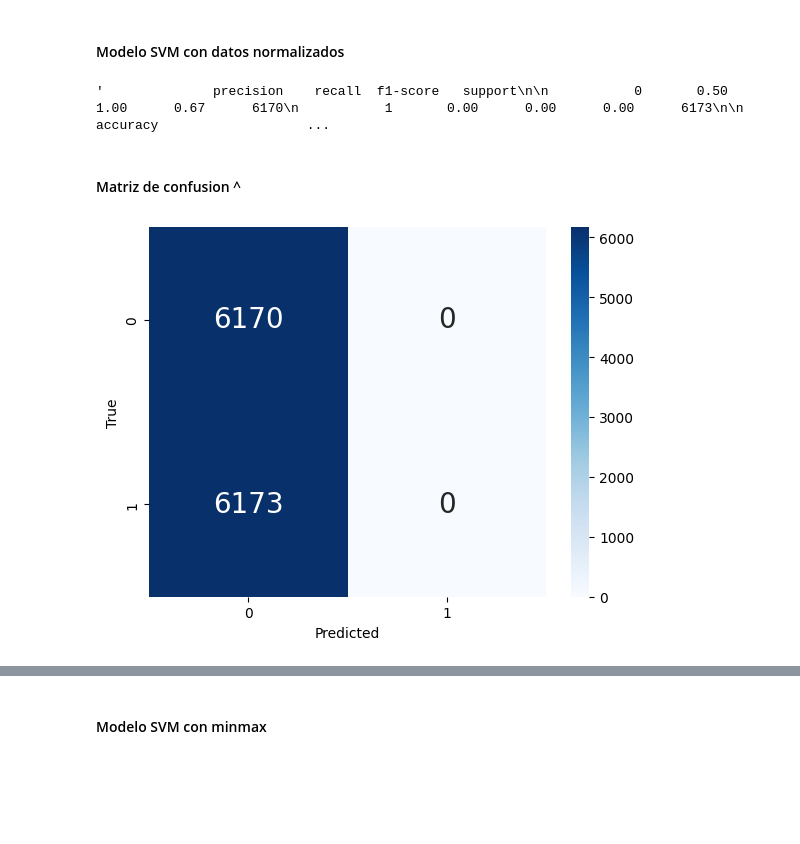
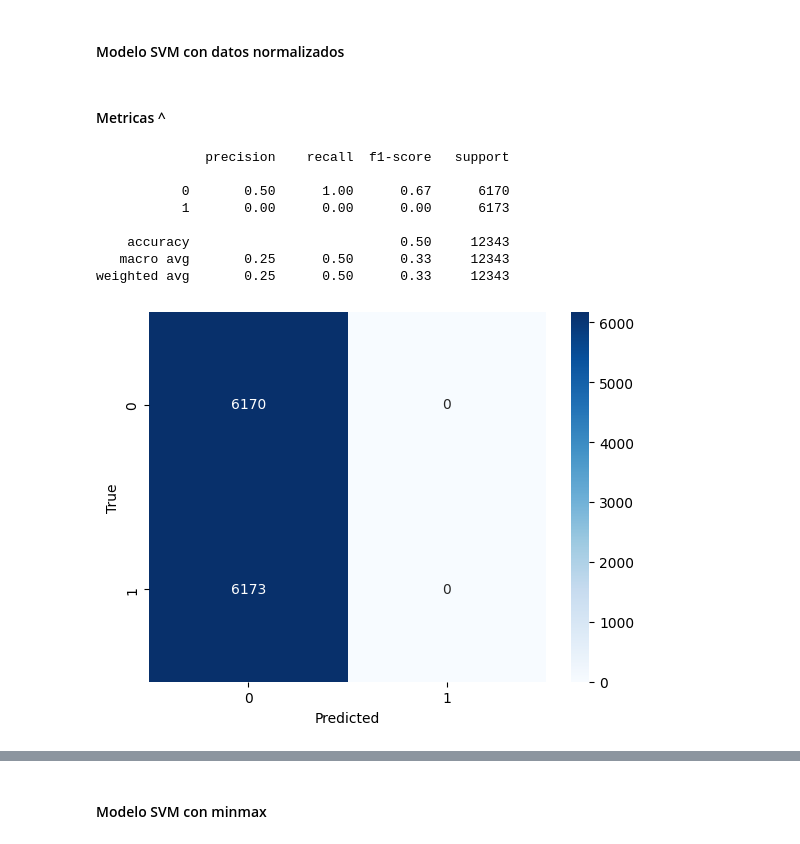
Before and after one commit to m-cabrerar/7506R-1C2023-GRUPO01, a Jupyter notebook: checkpoint 3/7506R_TP1_GRUPO01_CHP3_ENTREGA.ipynb, the cells around one changed output, grey strips where cells are left out. Saved outputs shown, nothing was run; the diff lists cells and outputs as text; code cells hidden in the pictures; blank space fills up the shorter version.

```diff
--- a/checkpoint 3/7506R_TP1_GRUPO01_CHP3_ENTREGA.ipynb
+++ b/checkpoint 3/7506R_TP1_GRUPO01_CHP3_ENTREGA.ipynb
@@ -313,17 +342,17 @@ svm_norm = SVC()
 svm_norm.fit(x_train_norm, y_train)
 
 y_pred=svm_norm.predict(x_test)
-classification_report(y_test,y_pred)
-# %% [output]
-'              precision    recall  f1-score   support\n\n           0       0.50      1.00      0.67      6170\n           1       0.00      0.00      0.00      6173\n\n    accuracy                   ...
-# %% [markdown]
-#### Matriz de confusion ^
-# %%
-#Matriz de confusion
-cm = confusion_matrix(y_test,y_pred)
-sns.heatmap(cm, cmap='Blues', annot=True, fmt='g', annot_kws={'size':20})
-plt.xlabel('Predicted')
-plt.ylabel('True')
-plt.show()
-# %% [output]
-[figure, removed]
+# %% [markdown]
+#### Metricas ^
+# %%
+metricas(y_pred, y_test)
+# %% [output]
+              precision    recall  f1-score   support
+
+           0       0.50      1.00      0.67      6170
+           1       0.00      0.00      0.00      6173
+
+    accuracy                           0.50     12343
+   macro avg       0.25      0.50      0.33     12343
+weighted avg       0.25      0.50      0.33     12343
+[figure, added]
```
Also changed, not shown: parts of 58 cells of this notebook.
